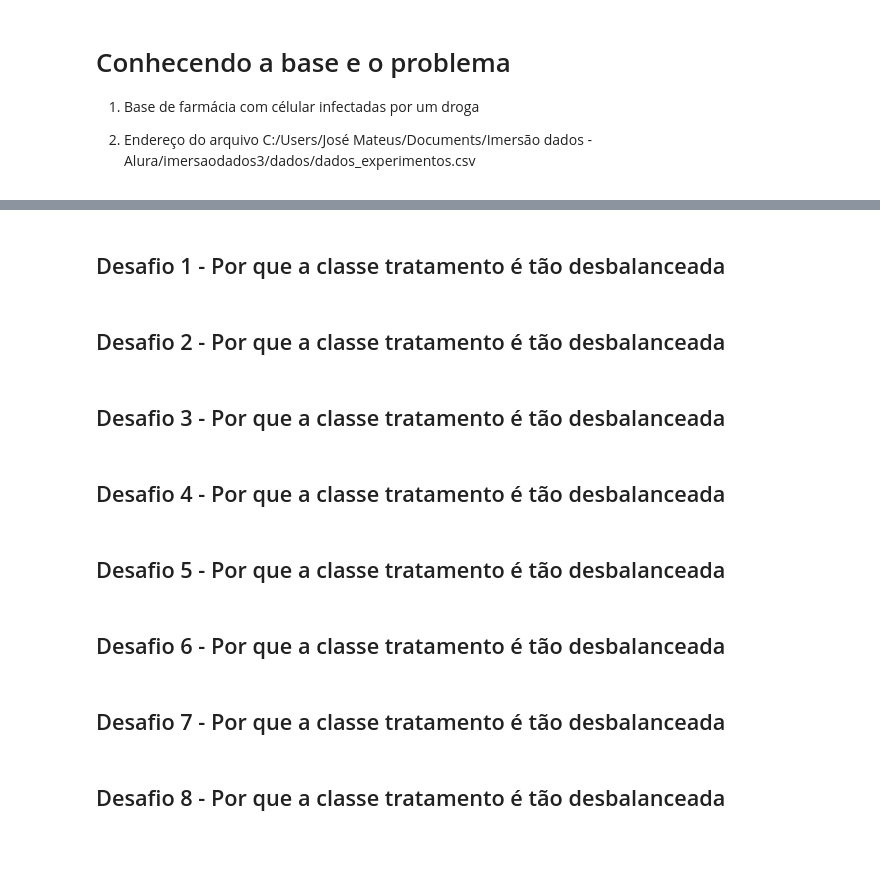
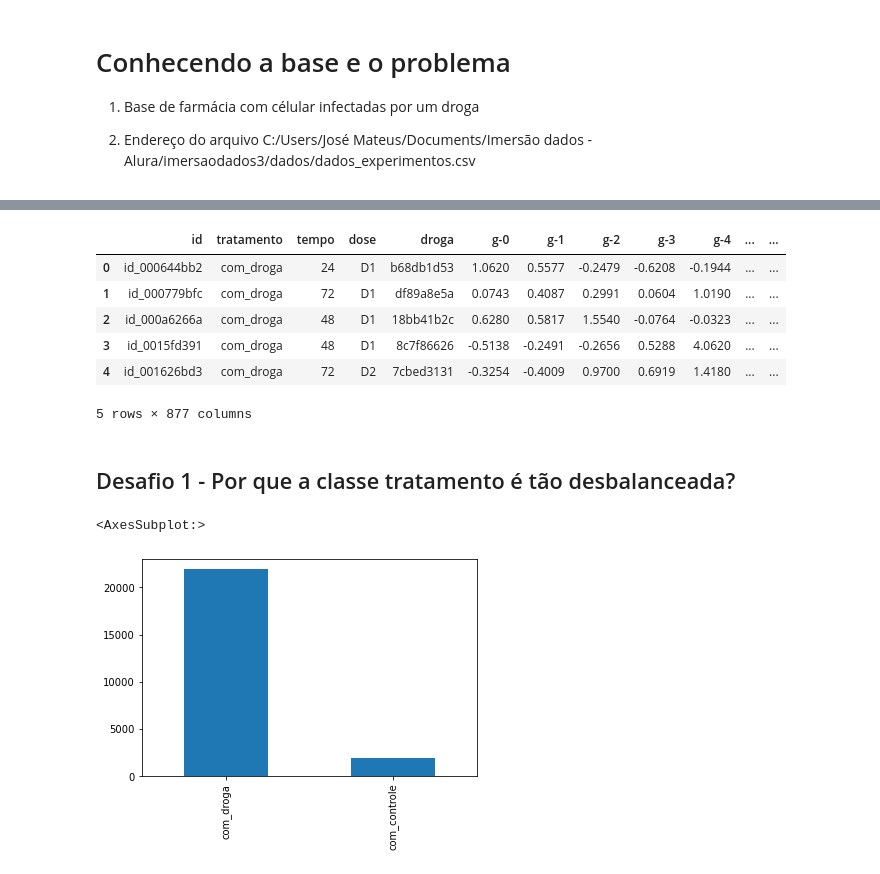
Before and after one commit to jose-sa97/Alura-Boot-Camp, a Jupyter notebook: Aula1.ipynb, the cells around one changed output, grey strips where cells are left out. Drawn from its saved outputs; the diff is of its cells as text; code cells hidden in the pictures; blank space fills up the shorter version.

```diff
--- a/Aula1.ipynb
+++ b/Aula1.ipynb
@@ -17,0 +11,6 @@ FileNotFoundError: [Errno 2] No such file or directory: 'C:/Users/José Mateus/D
+# %%
+#2 Puxando e conhecendo a base
+
+url_dados = 'https://github.com/alura-cursos/imersaodados3/blob/main/dados/dados_experimentos.zip?raw=true'
+
+df = pd.read_csv(url_dados, compression = 'zip')
@@ -18,16 +42,19 @@ FileNotFoundError: [Errno 2] No such file or directory: 'C:/Users/José Mateus/D
+# %%
+#4 Visão resumida da base
+df.head()
+# %% [output]
+|  | id | tratamento | tempo | dose | droga | g-0 | g-1 | g-2 | g-3 | g-4 | ... | ... |
+| 0 | id_000644bb2 | com_droga | 24 | D1 | b68db1d53 | 1.0620 | 0.5577 | -0.2479 | -0.6208 | -0.1944 | ... | ... |
+| 1 | id_000779bfc | com_droga | 72 | D1 | df89a8e5a | 0.0743 | 0.4087 | 0.2991 | 0.0604 | 1.0190 | ... | ... |
+| 2 | id_000a6266a | com_droga | 48 | D1 | 18bb41b2c | 0.6280 | 0.5817 | 1.5540 | -0.0764 | -0.0323 | ... | ... |
+| 3 | id_0015fd391 | com_droga | 48 | D1 | 8c7f86626 | -0.5138 | -0.2491 | -0.2656 | 0.5288 | 4.0620 | ... | ... |
+| 4 | id_001626bd3 | com_droga | 72 | D2 | 7cbed3131 | -0.3254 | -0.4009 | 0.9700 | 0.6919 | 1.4180 | ... | ... |
+5 rows × 877 columns
 # %% [markdown]
-## Desafio 1 - Por que a classe tratamento é tão desbalanceada
+## Desafio 1 - Por que a classe tratamento é tão desbalanceada?
-# %% [markdown]
-## Desafio 2 - Por que a classe tratamento é tão desbalanceada
-# %% [markdown]
-## Desafio 3 - Por que a classe tratamento é tão desbalanceada
-# %% [markdown]
-## Desafio 4 - Por que a classe tratamento é tão desbalanceada
-# %% [markdown]
-## Desafio 5 - Por que a classe tratamento é tão desbalanceada
-# %% [markdown]
-## Desafio 6 - Por que a classe tratamento é tão desbalanceada
-# %% [markdown]
-## Desafio 7 - Por que a classe tratamento é tão desbalanceada
-# %% [markdown]
-## Desafio 8 - Por que a classe tratamento é tão desbalanceada
+# %%
+# 1 Verificando a proporção entre as classes
+df['tratamento'].value_counts().plot.bar()
+# %% [output]
+<AxesSubplot:>
+[figure, added]
```
Also changed, not shown: parts of 17 cells of this notebook.
